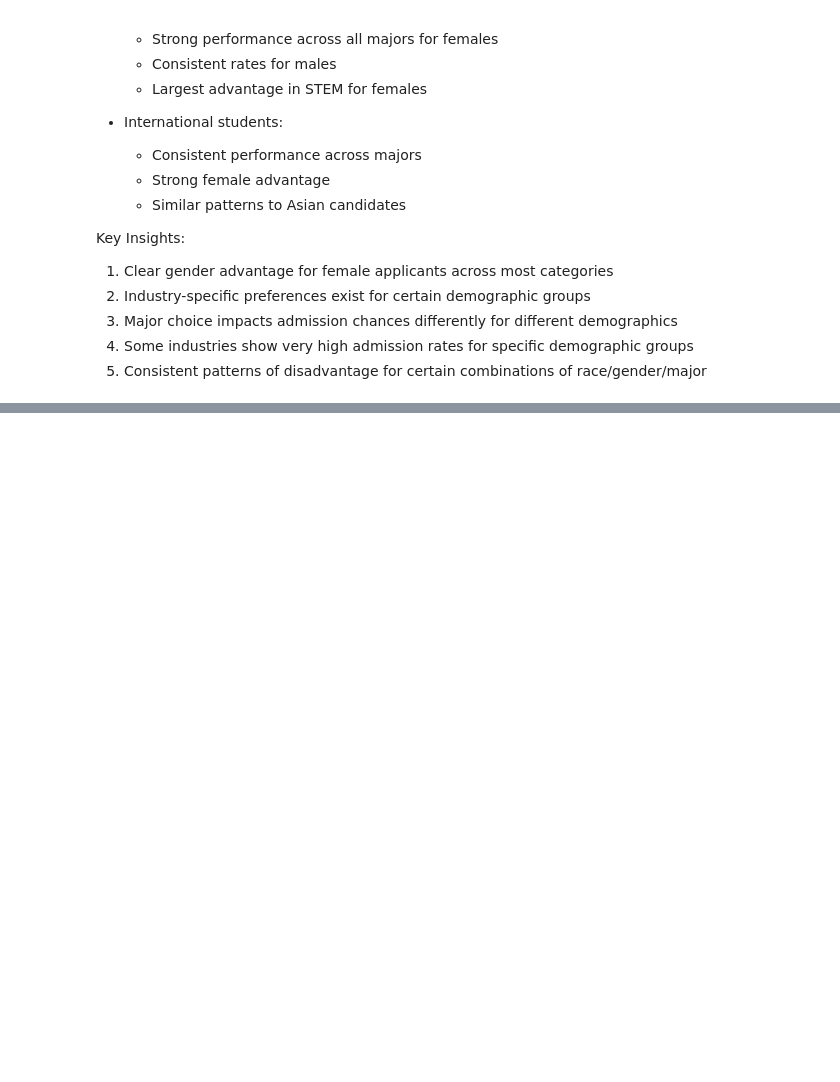
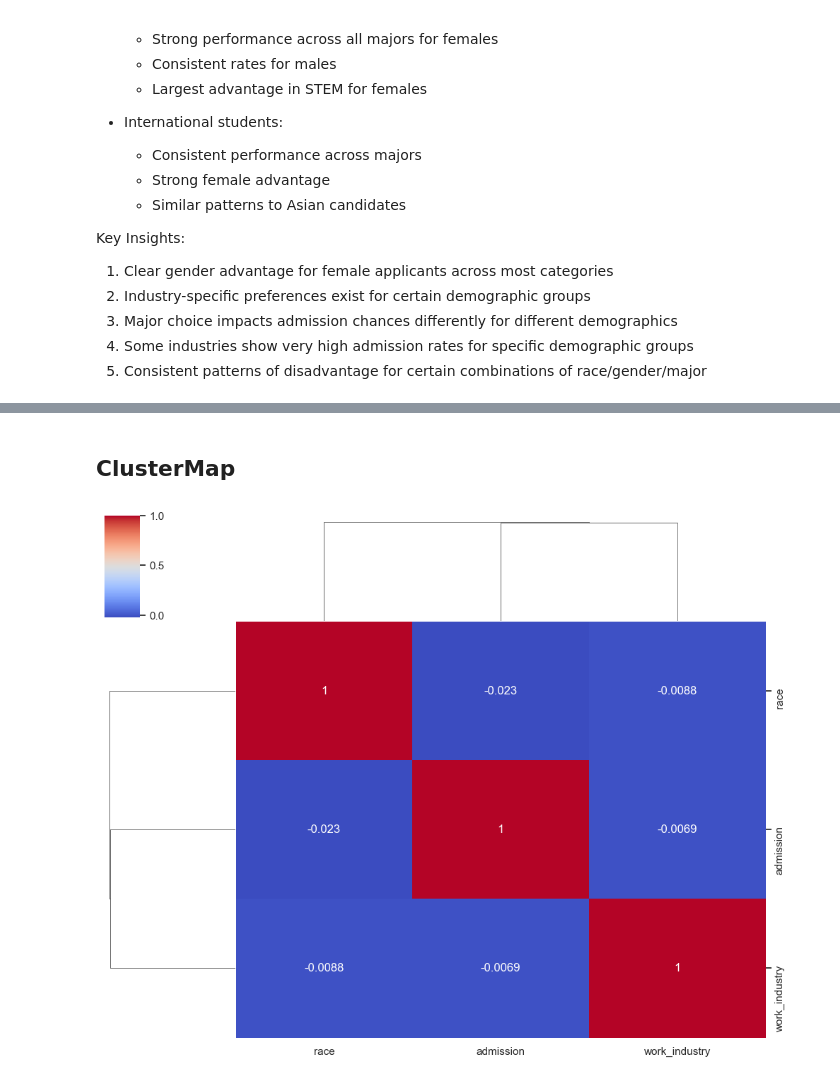
Before and after one commit to Compsci-526-Team-11/MBA-Admission-Insights-and-Predictions, a Jupyter notebook: EDA_ver6.ipynb, the cells around one changed output, grey strips where cells are left out. Saved outputs shown, nothing was run; the diff lists cells and outputs as text; code cells hidden in the pictures; blank space fills up the shorter version.

```diff
--- a/EDA_ver6.ipynb
+++ b/EDA_ver6.ipynb
@@ -837,0 +966,12 @@ Key Insights:
+# %% [markdown]
+## ClusterMap
+# %%
+import seaborn as sns
+
+categorical_cols = ['admission', 'race', 'work_industry']
+df_cat_encoded = pd.get_dummies(df[categorical_cols])
+
+sns.clustermap(df_cat_encoded.corr(), annot=True, cmap='coolwarm', figsize=(10, 8))
+plt.show()
+# %% [output]
+[figure, added]
```
Also changed, not shown: parts of 6 cells of this notebook.
